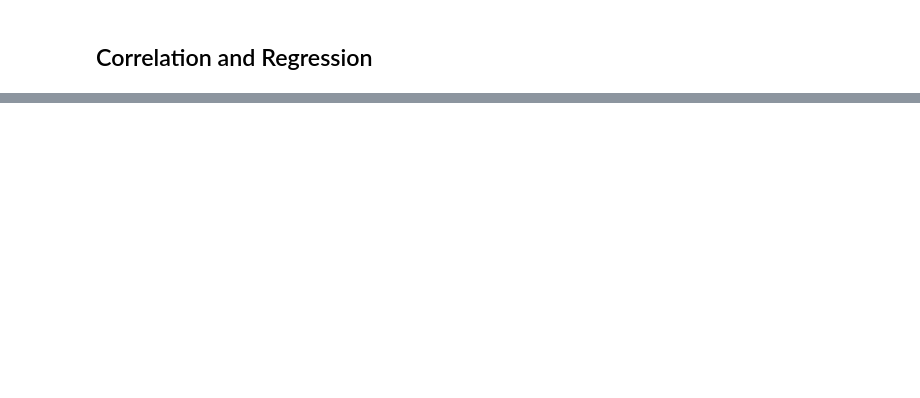
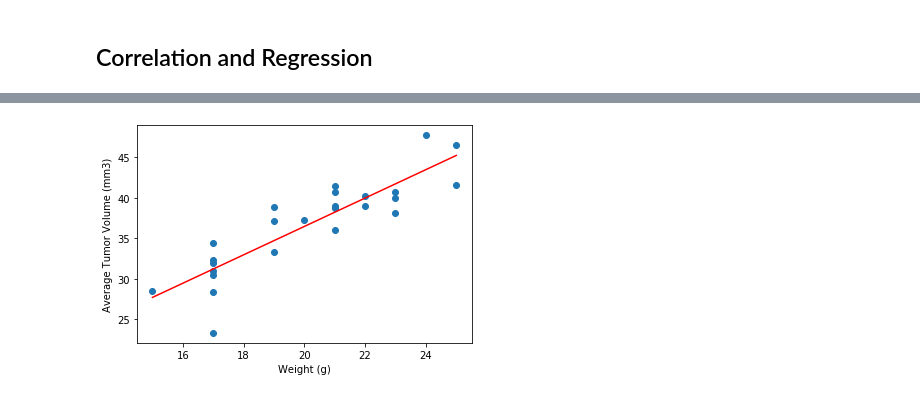
Before and after one commit to xizhang1984/matplotlib-challenge, a Jupyter notebook: pymaceuticals_starter.ipynb, the cells around one changed output, grey strips where cells are left out. Cells and saved outputs as stored; diff of their text form; code cells hidden in the pictures; blank space fills up the shorter version.

```diff
--- a/pymaceuticals_starter.ipynb
+++ b/pymaceuticals_starter.ipynb
@@ -279,0 +336,14 @@ IQR
+# %%
+# data visualization
+
+x1 = np.linspace(min(CapWeight),max(CapWeight),100)
+y1 = slope*x1+intercept
+
+fig5, ax5 = plt.subplots()
+ax5.scatter(CapWeight, CapVol)
+ax5.plot(x1,y1,color='r')
+ax5.set_xlabel("Weight (g)")
+ax5.set_ylabel("Average Tumor Volume (mm3)")
+plt.show()
+# %% [output]
+[figure, added]
```
Also changed, not shown: parts of 8 cells of this notebook.
